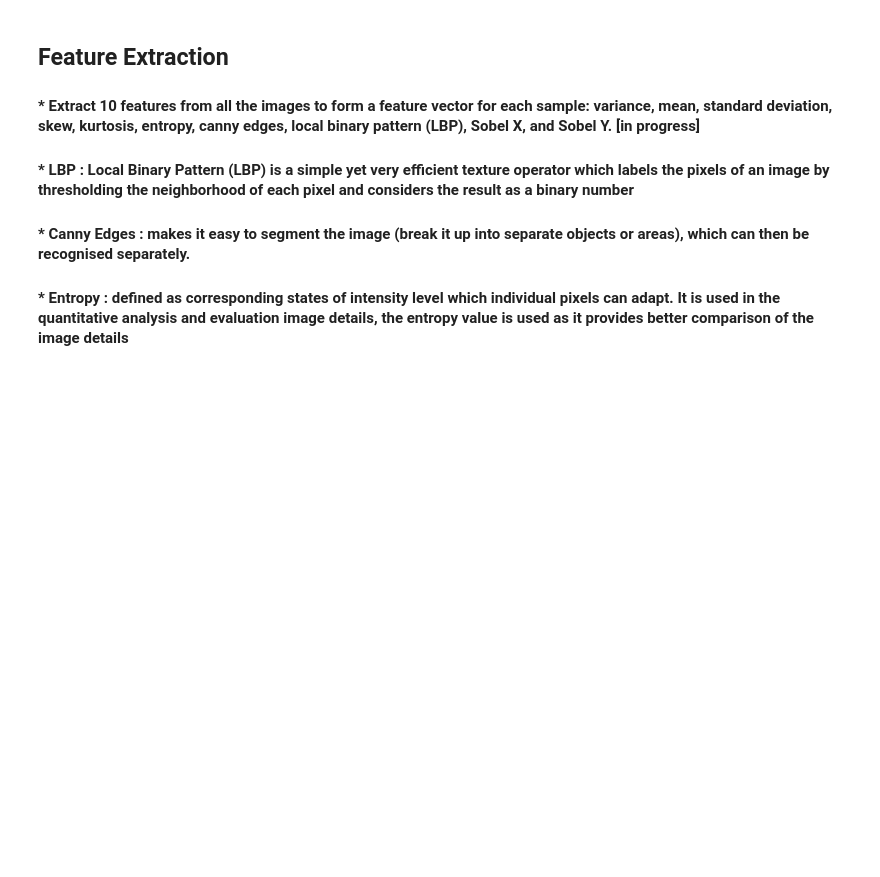
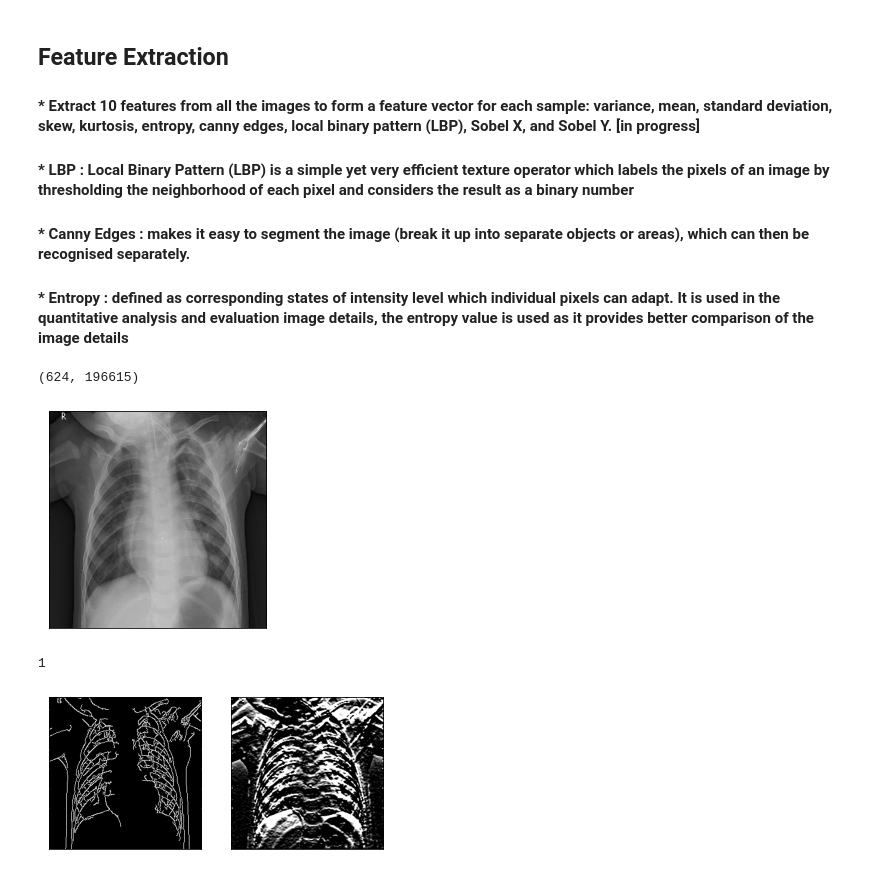
Before and after one commit to rugvedmanoorkar/cmpe255-spring22-final-project, a Jupyter notebook: model-updated.ipynb, the cells around one changed output. Saved outputs shown, nothing was run; the diff lists cells and outputs as text; code cells hidden in the pictures; blank space fills up the shorter version.

```diff
--- a/model-updated.ipynb
+++ b/model-updated.ipynb
@@ -53,8 +55,8 @@ def load_data(path, mode="train"):
     images = []
     labels = []
     img_size=256
-    normal_limit=1000
-    p_limit=1000
+    normal_limit=500
+    p_limit=500
 
     folder_names = []
     for entry_name in os.listdir(path):
@@ -114,8 +128,8 @@ def load_data(path, mode="train"):
 #### * Entropy : defined as corresponding states of intensity level which individual pixels can adapt. It is used in the quantitative analysis and evaluation image details, the entropy value is used as it provides better comparison of the image details
 # %%
 from skimage.feature import multiblock_lbp
-normal_limit=1000
-p_limit=1000
+normal_limit=500
+p_limit=500
 img_size=256
 
 def get_feature_vector(images):
@@ -148,12 +162,12 @@ def get_feature_vector(images):
         canny = cv2.Canny(image,40,200)
         canny_vector[idx] = np.array(canny.flatten())
 
-        sobelX = cv2.Sobel(image,cv2.CV_8UC1,1,0,ksize=5)
+        sobelX = cv2.Sobel(image,cv2.CV_8UC1,1,0,ksize=3)
         sobelX_vector[idx] = np.array(sobelX.flatten())
-        sobelY = cv2.Sobel(image,cv2.CV_8UC1,0,1,ksize=5)
+        sobelY = cv2.Sobel(image,cv2.CV_8UC1,0,1,ksize=3)
         sobelY_vector[idx] = np.array(sobelY.flatten())
     feature_vector = np.empty((len(images),0))
-    #feature_vector=np.append(feature_vector,mean_vector,axis=1)
+    feature_vector=np.append(feature_vector,mean_vector,axis=1)
     feature_vector=np.append(feature_vector,lbp_vector,axis=1)
     feature_vector=np.append(feature_vector,var_vector,axis=1)
     feature_vector=np.append(feature_vector,std_vector,axis=1)
@@ -166,12 +180,7 @@ def get_feature_vector(images):
 
     return feature_vector
 
-# Load data
-train_path = "../input/chest-xray-pneumonia/chest_xray/train/"
-test_path = "../input/chest-xray-pneumonia/chest_xray/test/"
 
-x_train_images,y_train = load_data(train_path,mode="train")
-x_test_images, y_test = load_data(test_path)
 
 #feature_vector=np.append(feature_vector,,axis=1)
 
@@ -180,9 +189,10 @@ x_train = get_feature_vector(x_train_images)
 
 x_test = get_feature_vector(x_test_images)
 
+
 print(x_test.shape)
 from random import randrange
-limit = 1000
+limit = 500
 i = randrange(limit*2)
 
 plt.imshow(x_train_images[i],cmap='gray')
@@ -190,33 +200,42 @@ plt.xticks([])
 plt.yticks([])
 plt.show()
 print(y_train[i])
 
 #Canny
 canny = cv2.Canny(x_train_images[i],40,200)
 
 
 #Sobel
 sobelY = cv2.Sobel(x_train_images[i],cv2.CV_8UC1,0,1,ksize=5)
 
 preview = [canny,sobelY]
 i=0
 for i in range(2):
     plt.subplot(1,2,i+1)
     plt.imshow(preview[i], cmap='gray')
     plt.xticks([])
     plt.yticks([])
 plt.show()
 
+del x_train_images
+del x_test_images
+
 from sklearn.preprocessing import StandardScaler
 sc = StandardScaler()
 x_train = sc.fit_transform(x_train)
 x_test = sc.fit_transform(x_test)
 # print(xtest)
 
 # Shuffle train data
 from sklearn.utils import shuffle
 
 x_train, y_train = shuffle(x_train,y_train)
+# x_train, y_train = x_train[:1000], y_train[:1000]
+# %% [output]
+(624, 196615)
+[figure, added]
+1
+[figure, added]
 # %%
 from sklearn.model_selection import cross_val_score
 from sklearn import svm
```
Also changed, not shown: parts of 8 cells of this notebook.
